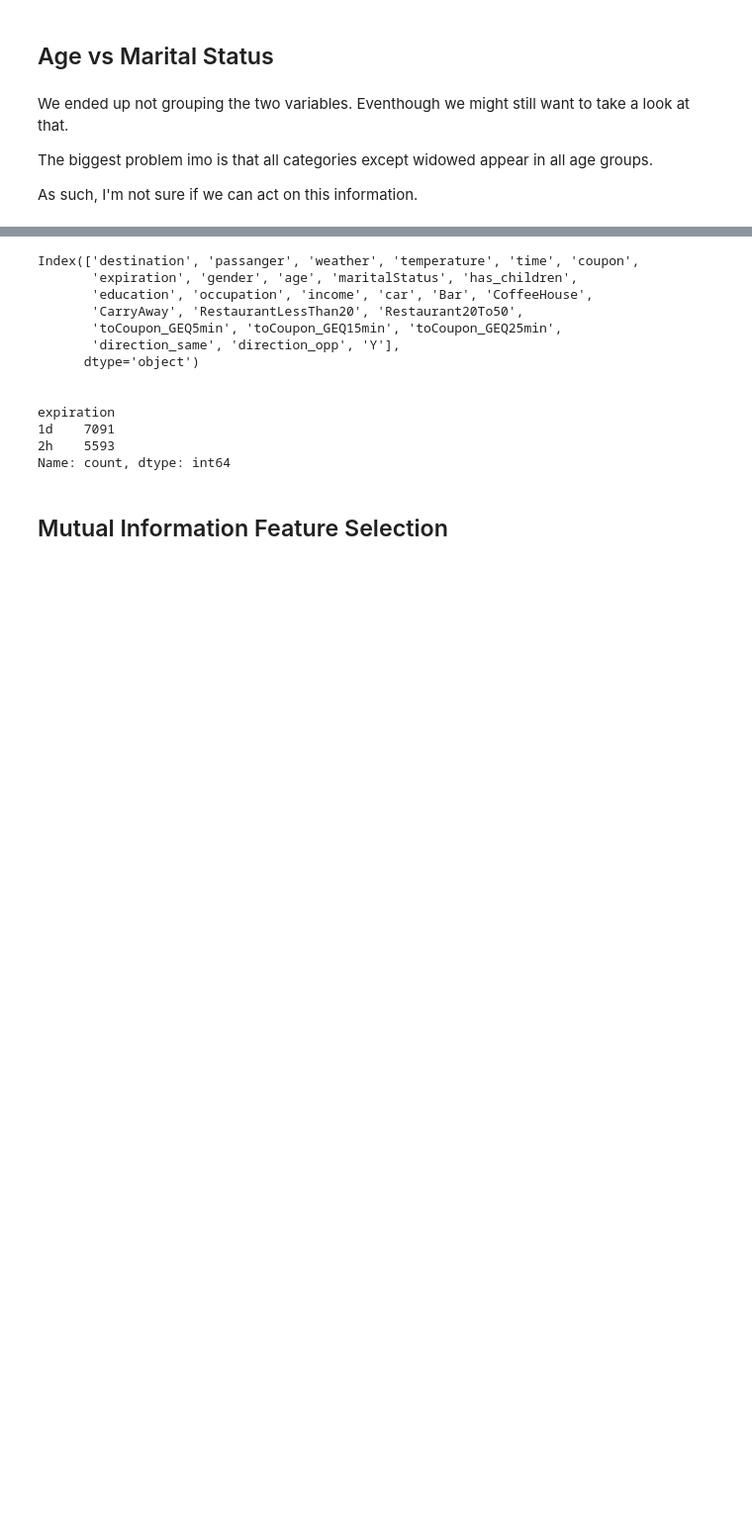
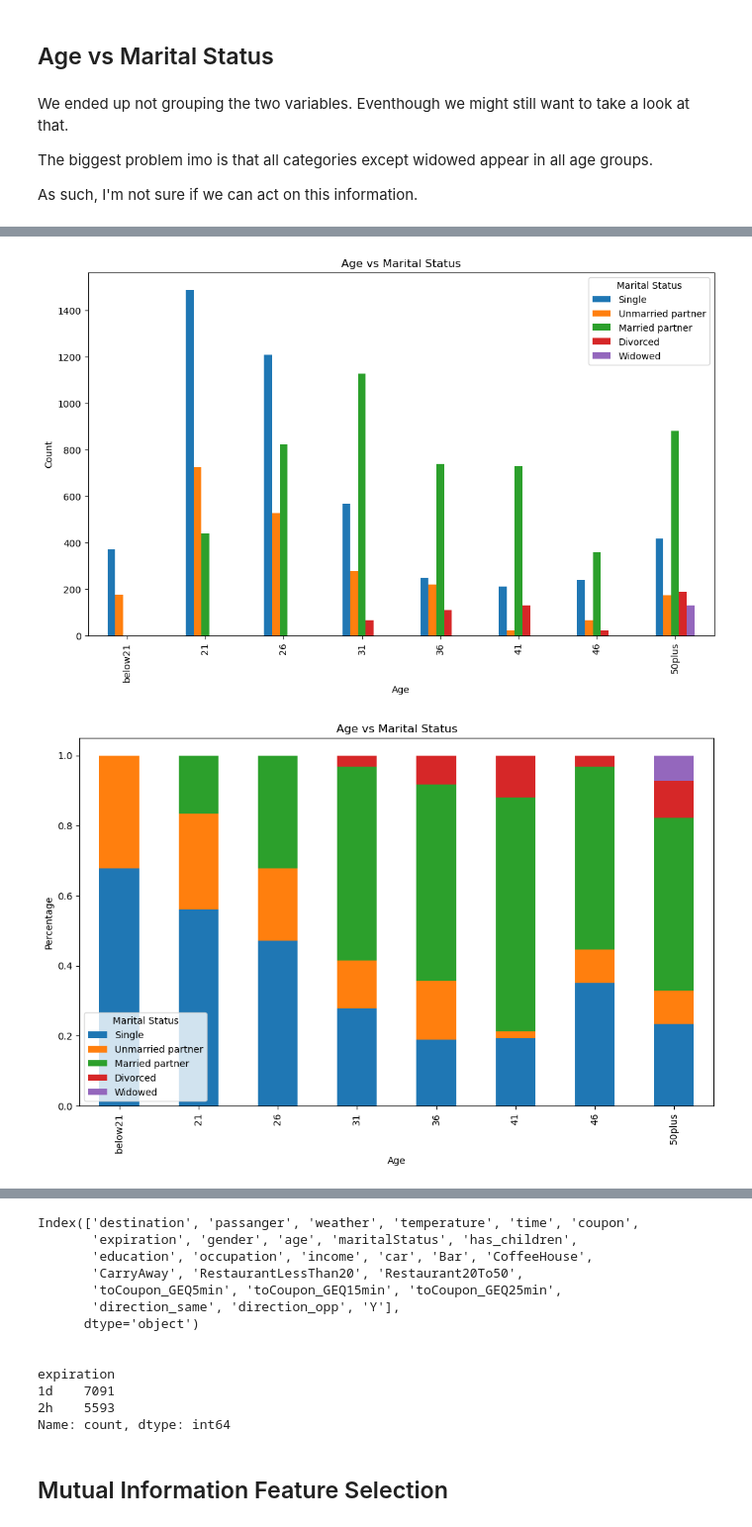
Before and after one commit to leobt23/Data_Mining, a Jupyter notebook: 1_eda/caria.ipynb, the cells around one changed output, grey strips where cells are left out. Shown at 99% size. Cells and saved outputs as stored; diff of their text form; code cells hidden in the pictures; blank space fills up the shorter version.

```diff
--- a/1_eda/caria.ipynb
+++ b/1_eda/caria.ipynb
@@ -234,0 +213,3 @@ plt.show()
+# %%
+# load data
+df = pd.read_csv('in-vehicle-coupon-recommendation.csv')
@@ -234,0 +311,53 @@ plt.show()
+# %%
+# analyzing age vs marital status
+
+# defining 'age' categories order for visualization
+custom_order_Age = ['below21', '21', '26', '31', '36', '41', '46', '50plus']
+
+# defining 'maritalStatus' categories order for visualization
+custom_order_MS = ['Single','Unmarried partner','Married partner','Divorced','Widowed']
+
+# pivoting the data to get counts of each combination
+pivot_df = df.groupby(['age', 'maritalStatus']).size().unstack().fillna(0)
+
+# ordering the data based on the custom orders
+pivot_df = pivot_df.reindex(custom_order_Age)[custom_order_MS]
+
+# plotting grouped bar plot
+pivot_df.plot(kind='bar', figsize=(12, 7), stacked=False)
+plt.xlabel('Age')
+plt.ylabel('Count')
+# adding log scale to the y-axis
+#plt.yscale('log')
+plt.title('Age vs Marital Status')
+plt.legend(title='Marital Status')
+plt.show()
+
+# redoing this, but to analyze the percentage of each marital status per age group instead of raw counts
+pivot_df = df.groupby(['age', 'maritalStatus']).size().unstack().fillna(0)
+pivot_df = pivot_df.reindex(custom_order_Age)[custom_order_MS]
+pivot_df = pivot_df.apply(lambda x: x/x.sum(), axis=1)
+pivot_df.plot(kind='bar', figsize=(12, 7), stacked=True)
+plt.xlabel('Age')
+plt.ylabel('Percentage')
+plt.title('Age vs Marital Status')
+plt.legend(title='Marital Status')
+plt.show()
+
+# now, we create the new taxonomized variable 'tax_age'
+# along the rules:
+# 0: below 21
+# 1: 21, 26
+# 2: 31, 36, 41, 46
+# 3: 50plus
+
+df['tax_age'] = df['age'].apply(lambda x: 0 if x == 'below21' else 1 if x == '21' or x == '26' else 2 if x == '31' or x == '36' or x == '41' or x == '46' else 3)
+
+# visualize its distribution
+sns.countplot(x='tax_age', data=df)
+plt.xlabel('tax_age')
+plt.ylabel('Count')
+plt.show()
+# %% [output]
+[figure, added]
+[figure, added]
```
Also changed, not shown: parts of 32 cells of this notebook.
